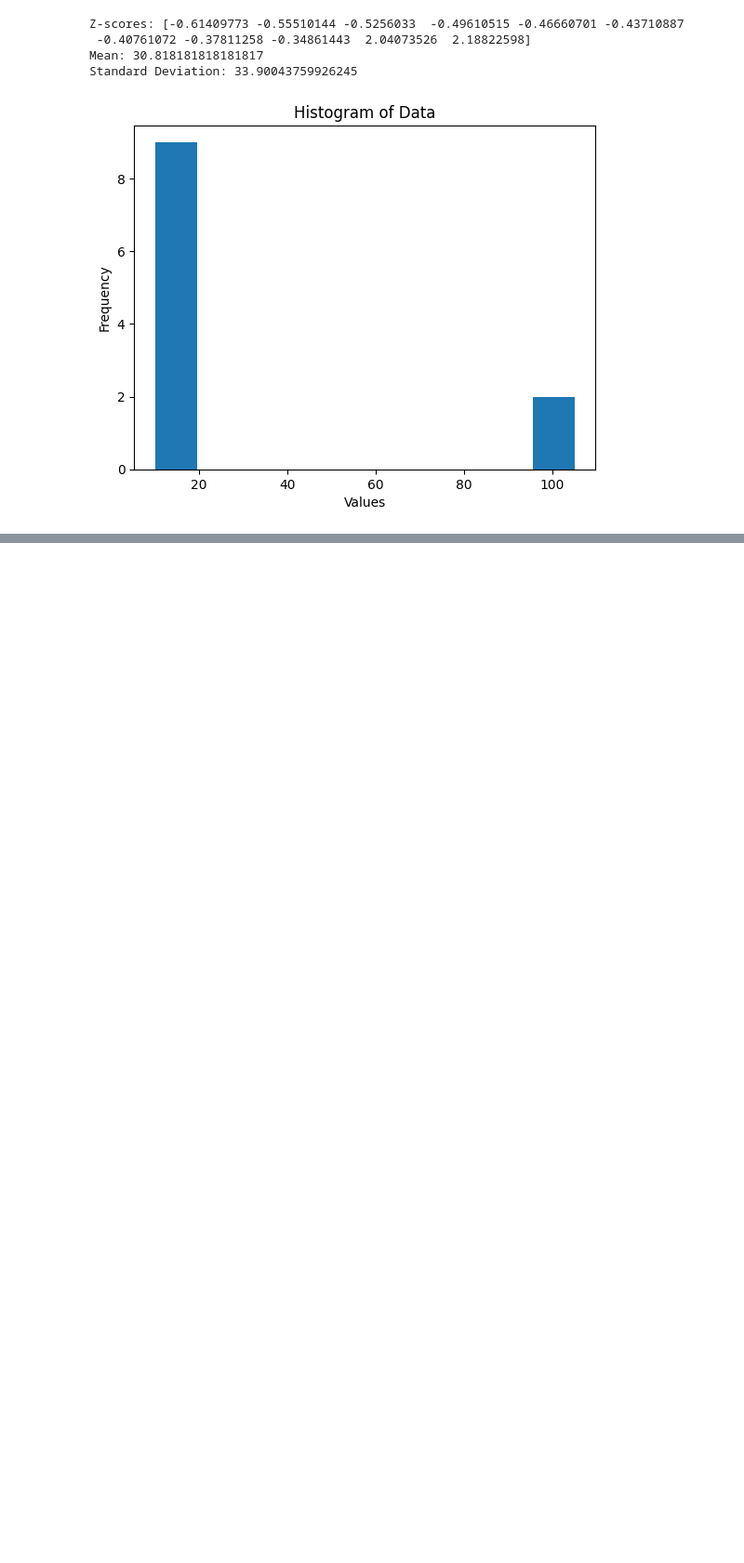
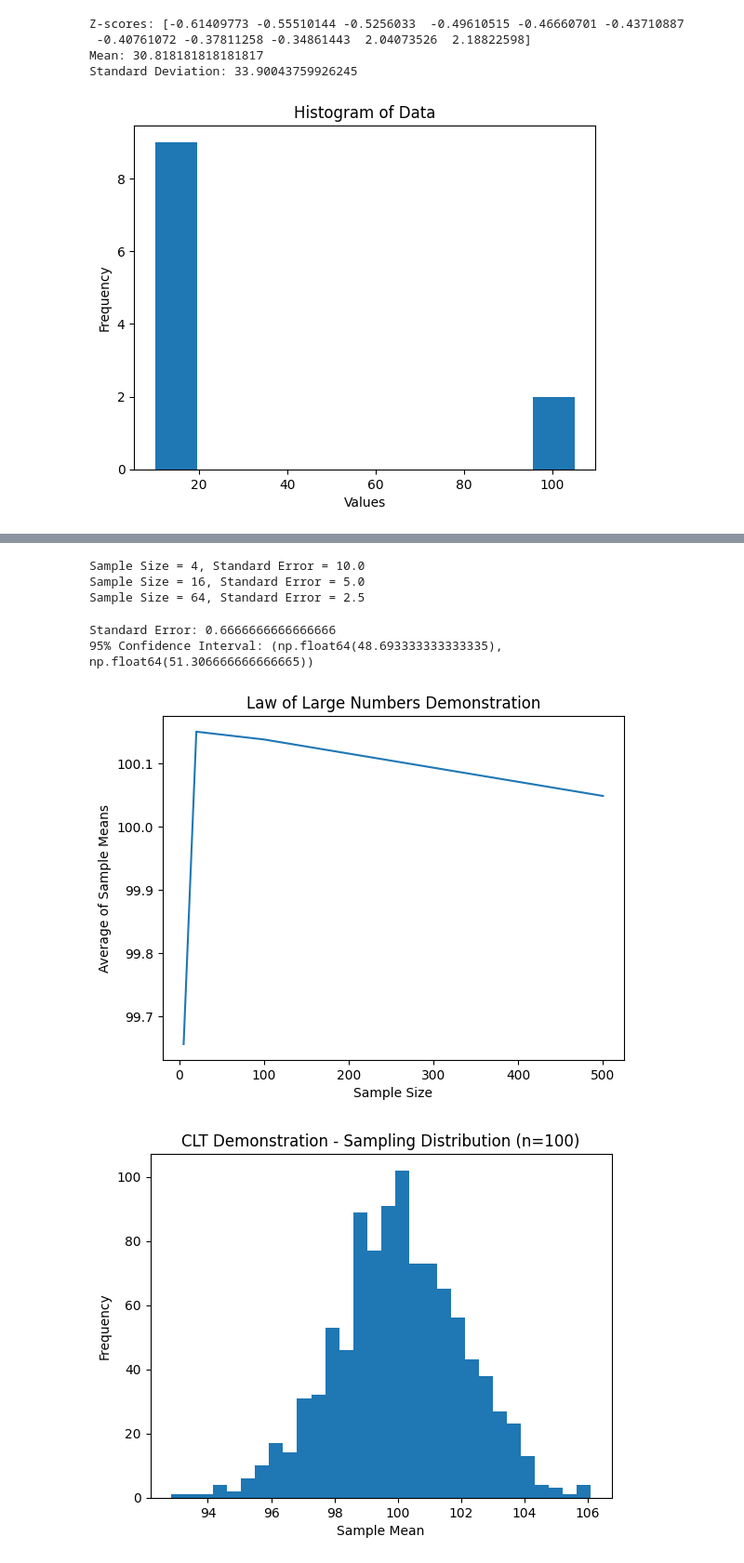
Before and after one commit to bindhusudhakar/Data-science-and-AI-ML-intership-, a Jupyter notebook: day17/distribution.ipynb, the cells around one changed output, grey strips where cells are left out. Shown at 93% size. Cells and saved outputs as stored; diff of their text form; code cells hidden in the pictures; blank space fills up the shorter version.

```diff
--- a/day17/distribution.ipynb
+++ b/day17/distribution.ipynb
@@ -39,0 +115,63 @@ plt.show()
+# %%
+sigma = 20
+
+sample_sizes = [4, 16, 64]
+
+for n in sample_sizes:
+    standard_error = sigma / np.sqrt(n)
+    print(f"Sample Size = {n}, Standard Error = {standard_error}")
+# %% [output]
+Sample Size = 4, Standard Error = 10.0
+Sample Size = 16, Standard Error = 5.0
+Sample Size = 64, Standard Error = 2.5
+# %%
+mean = 50
+sigma = 4
+n = 36
+
+standard_error = sigma / np.sqrt(n)
+
+z = 1.96  # 95% confidence
+
+margin = z * standard_error
+
+lower = mean - margin
+upper = mean + margin
+
+print("Standard Error:", standard_error)
+print("95% Confidence Interval:", (lower, upper))
+# %% [output]
+Standard Error: 0.6666666666666666
+95% Confidence Interval: (np.float64(48.693333333333335), np.float64(51.306666666666665))
+# %%
+# LLN demonstration
+true_mean = 100
+population_normal = np.random.normal(true_mean, 20, 100000)
+
+sample_sizes = [5, 20, 100, 500]
+means_progress = []
+
+for n in sample_sizes:
+    means = sample_means(population_normal, n)
+    means_progress.append(np.mean(means))
+
+plt.figure()
+plt.plot(sample_sizes, means_progress)
+plt.title("Law of Large Numbers Demonstration")
+plt.xlabel("Sample Size")
+plt.ylabel("Average of Sample Means")
+plt.show()
+
+
+# CLT distribution for large n
+means_n100 = sample_means(population_normal, 100)
+
+plt.figure()
+plt.hist(means_n100, bins=30)
+plt.title("CLT Demonstration - Sampling Distribution (n=100)")
+plt.xlabel("Sample Mean")
+plt.ylabel("Frequency")
+plt.show()
+# %% [output]
+[figure, added]
+[figure, added]
```
Also changed, not shown: parts of 2 cells of this notebook, 11 other files.
